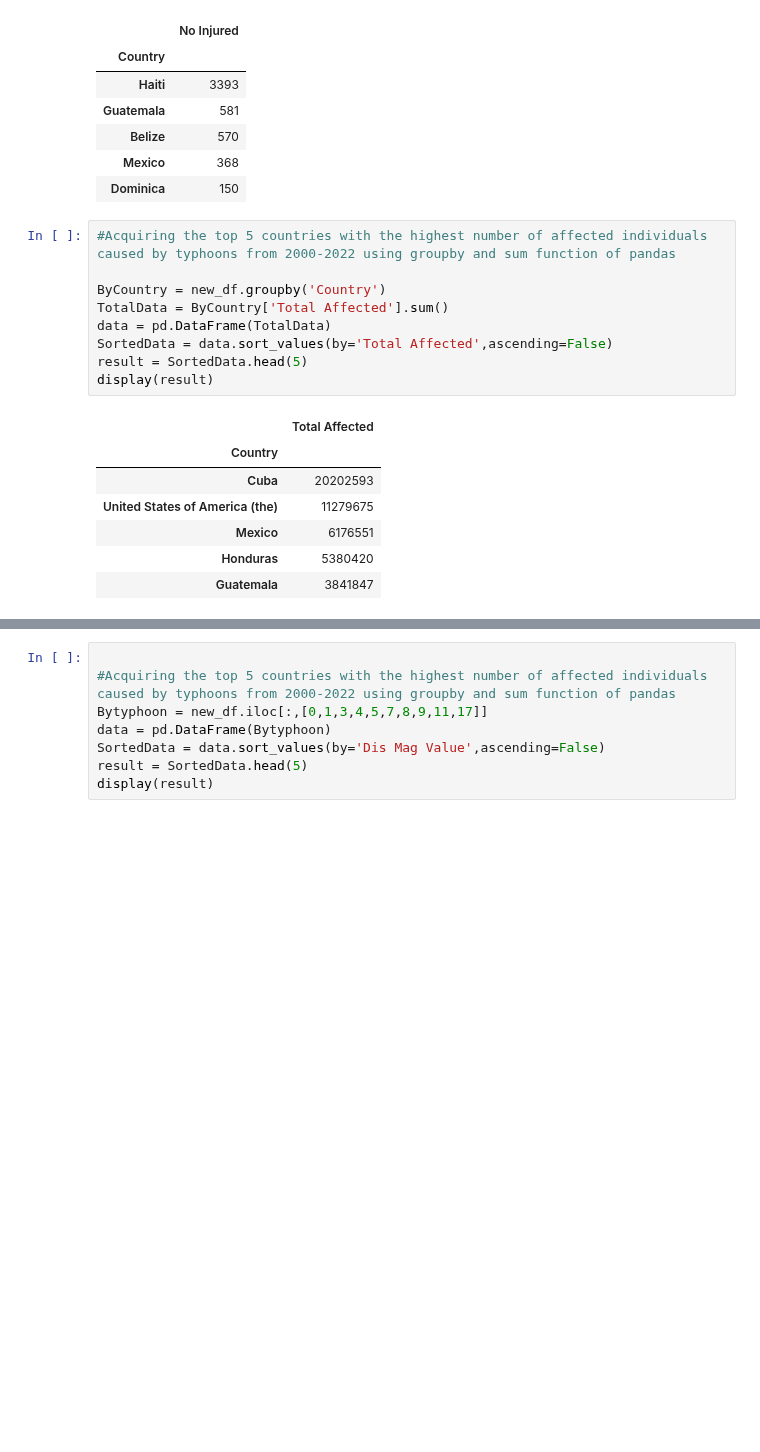
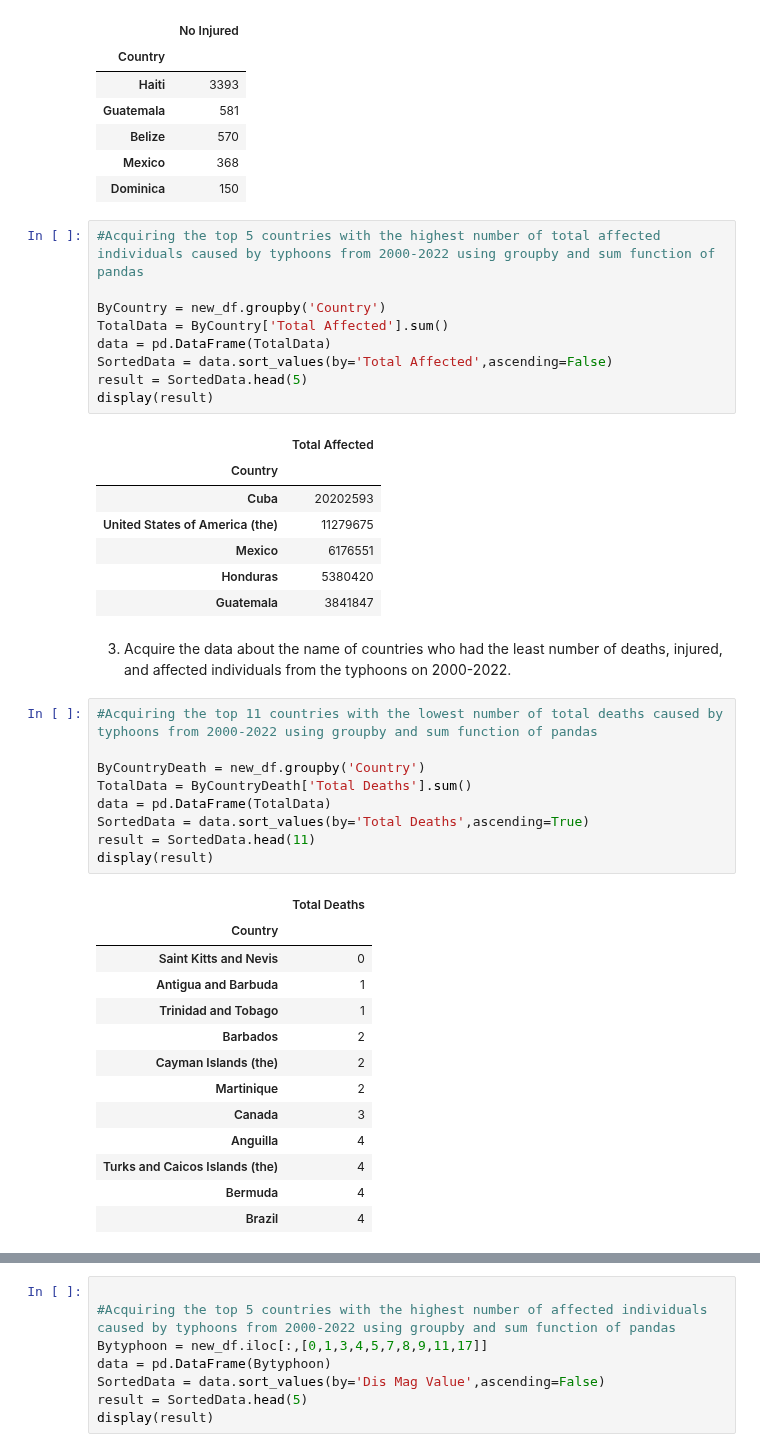
Before and after one commit to GEA960/ITBA-3207_TeamTyphoonAnalysts, a Jupyter notebook: 2000-2022 Data set Codes and Results.ipynb, the cells around one changed output, grey strips where cells are left out. Saved outputs shown, nothing was run; the diff lists cells and outputs as text; blank space fills up the shorter version.

```diff
--- a/2000-2022 Data set Codes and Results.ipynb
+++ b/2000-2022 Data set Codes and Results.ipynb
@@ -249,7 +249,7 @@ display(result)
 | Mexico | 368 |
 | Dominica | 150 |
 # %%
-#Acquiring the top 5 countries with the highest number of affected individuals caused by typhoons from 2000-2022 using groupby and sum function of pandas
+#Acquiring the top 5 countries with the highest number of total affected individuals caused by typhoons from 2000-2022 using groupby and sum function of pandas
 
 ByCountry = new_df.groupby('Country')
 TotalData = ByCountry['Total Affected'].sum()
@@ -265,3 +265,28 @@ display(result)
 | Mexico | 6176551 |
 | Honduras | 5380420 |
 | Guatemala | 3841847 |
+# %% [markdown]
+3. Acquire the data about the name of countries who had the least number of deaths, injured, and affected individuals from the typhoons on 2000-2022.
+# %%
+#Acquiring the top 11 countries with the lowest number of total deaths caused by typhoons from 2000-2022 using groupby and sum function of pandas
+
+ByCountryDeath = new_df.groupby('Country')
+TotalData = ByCountryDeath['Total Deaths'].sum()
+data = pd.DataFrame(TotalData)
+SortedData = data.sort_values(by='Total Deaths',ascending=True)
+result = SortedData.head(11)
+display(result)
+# %% [output]
+|  | Total Deaths |
+| Country |  |
+| Saint Kitts and Nevis | 0 |
+| Antigua and Barbuda | 1 |
+| Trinidad and Tobago | 1 |
+| Barbados | 2 |
+| Cayman Islands (the) | 2 |
+| Martinique | 2 |
+| Canada | 3 |
+| Anguilla | 4 |
+| Turks and Caicos Islands (the) | 4 |
+| Bermuda | 4 |
+| Brazil | 4 |
```
Also changed, not shown: parts of 4 cells of this notebook.
